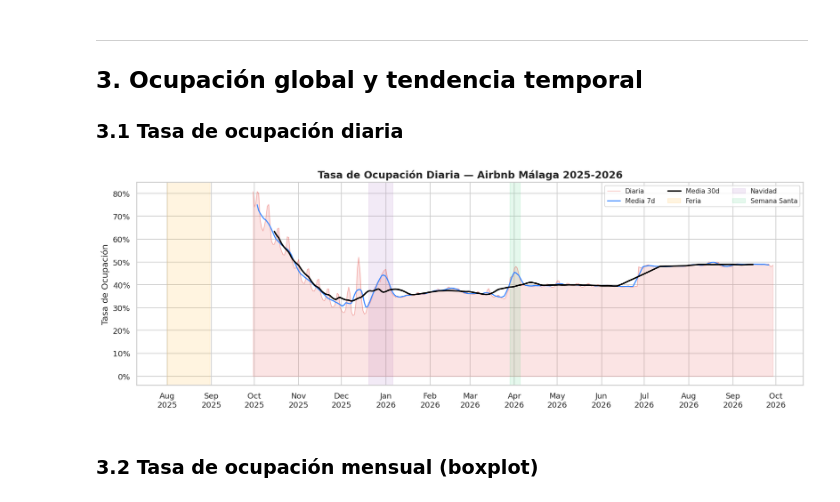
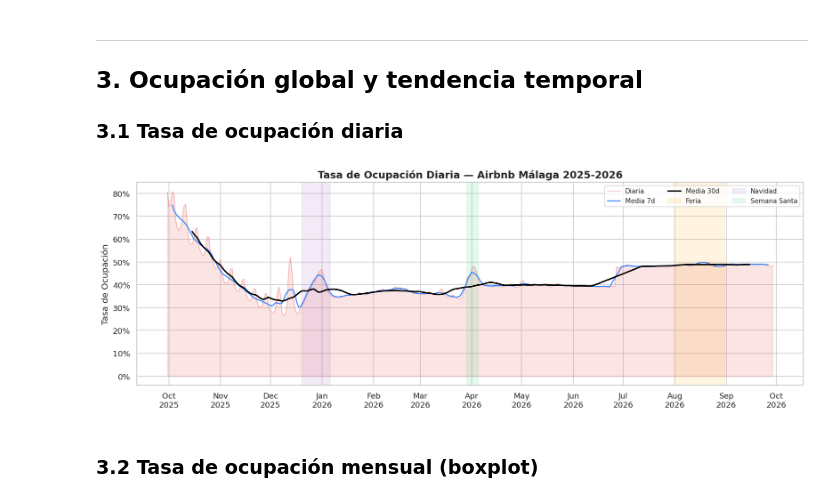
Before and after one commit to cborges19/proy_SSDD_II, a Jupyter notebook: notebooks/eda_calendar.ipynb, the cells around one changed output. Saved outputs shown, nothing was run; the diff lists cells and outputs as text; code cells hidden in the pictures.

```diff
--- a/notebooks/eda_calendar.ipynb
+++ b/notebooks/eda_calendar.ipynb
@@ -125,33 +126,33 @@ Sin valores nulos
 # %%
 daily_occ = calendar.groupby('date')['is_booked'].mean()
 daily_occ_7d  = daily_occ.rolling(7,  center=True).mean()
 daily_occ_30d = daily_occ.rolling(30, center=True).mean()
 
 fig, ax = plt.subplots(figsize=(14, 5))
 ax.fill_between(daily_occ.index, daily_occ, alpha=0.15, color=ACCENT)
 ax.plot(daily_occ.index, daily_occ,      color=ACCENT,  alpha=0.4, lw=0.8, label='Diaria')
 ax.plot(daily_occ_7d.index,  daily_occ_7d,  color=BLUE,   lw=1.5,  label='Media 7d')
 ax.plot(daily_occ_30d.index, daily_occ_30d, color='black', lw=2,    label='Media 30d')
 
 # Marcar eventos
 events = [
-    ('2025-08-01', '2025-08-31', 'Feria',       '#FFA500'),
+    ('2026-08-01', '2026-08-31', 'Feria',       '#FFA500'),
     ('2025-12-20', '2026-01-06', 'Navidad',      '#9B59B6'),
     ('2026-03-29', '2026-04-05', 'Semana Santa', '#2ECC71'),
 ]
 for start, end, label, color in events:
     ax.axvspan(pd.Timestamp(start), pd.Timestamp(end), alpha=0.12, color=color, label=label)
 
 ax.yaxis.set_major_formatter(mticker.PercentFormatter(1.0))
 ax.xaxis.set_major_formatter(mdates.DateFormatter('%b\n%Y'))
 ax.xaxis.set_major_locator(mdates.MonthLocator())
 ax.set_title('Tasa de Ocupación Diaria — Airbnb Málaga 2025-2026', fontsize=14, fontweight='bold')
 ax.set_xlabel(''); ax.set_ylabel('Tasa de Ocupación')
 ax.legend(ncol=3, fontsize=9)
 plt.tight_layout()
 plt.show()
 # %% [output]
-[figure, old version]
+[figure, new version]
 # %% [markdown]
 ### 3.2 Tasa de ocupación mensual (boxplot)
 # %%
```
Also changed, not shown: parts of 1 cell of this notebook.
